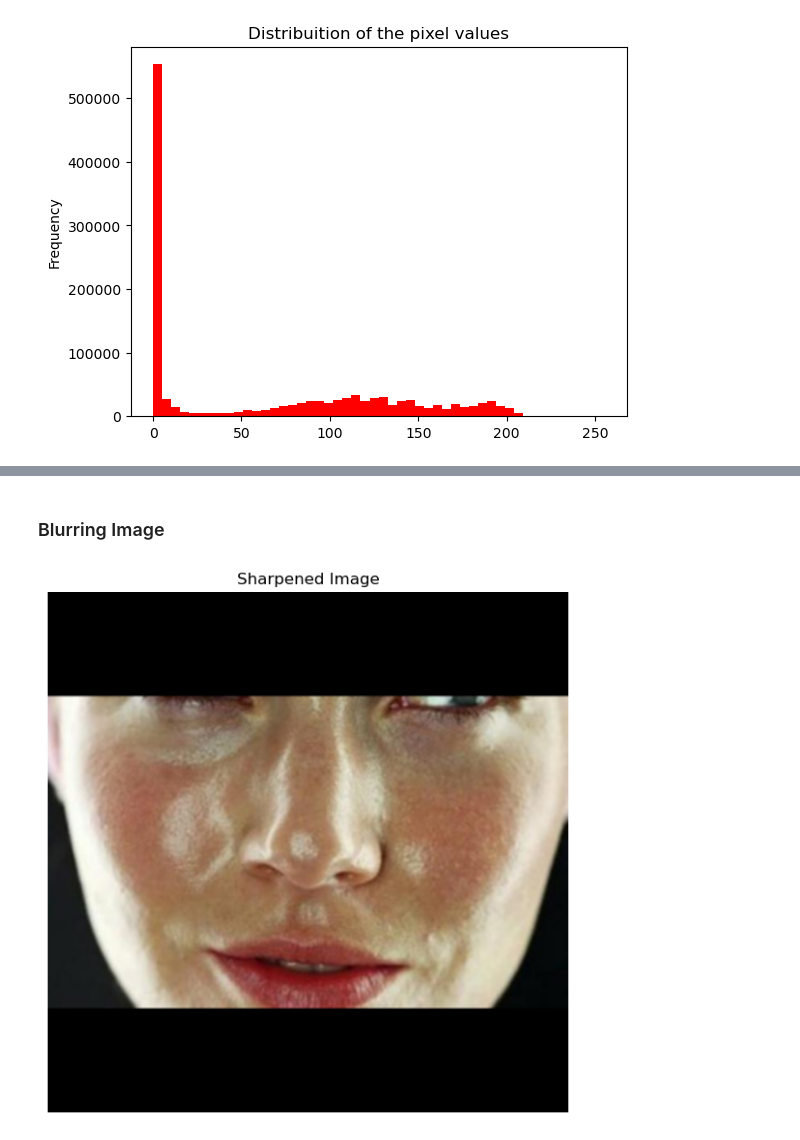
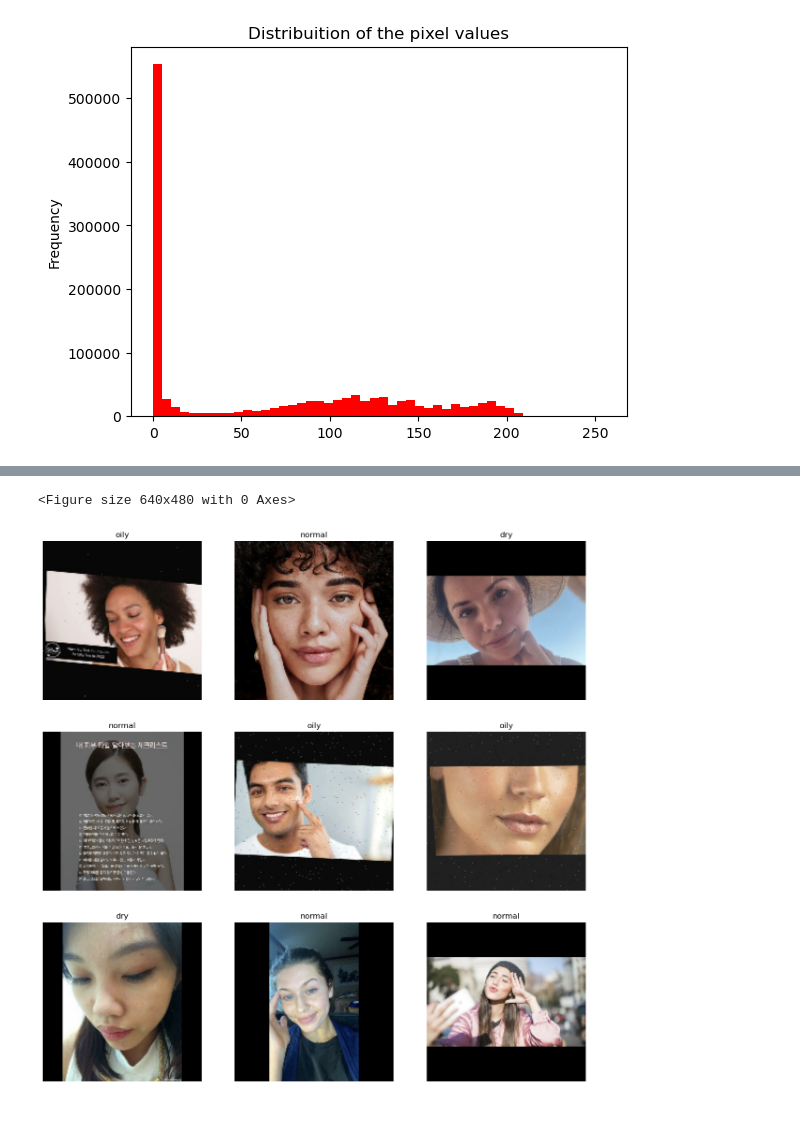
Before and after one commit to OliviaHelena10/skincare_recommendations, a Jupyter notebook: image_processing.ipynb, the cells around one changed output, grey strips where cells are left out. Saved outputs shown, nothing was run; the diff lists cells and outputs as text; code cells hidden in the pictures.

```diff
--- a/image_processing.ipynb
+++ b/image_processing.ipynb
@@ -40,0 +95,13 @@ plt.show()
+# %%
+image_width = 160
+image_height = 160
+image_color_channel = 3
+image_color_channel_size = 255
+image_size = (img_width, img_height)
+img_shape = img_size + (img_color_channel,)
+
+batch_size = 32 # quantidade de features q eu vou trazer por vez do meu dataset
+epochs = 20 # número de vezes em que eu vou passar pelo meu dataset inteiro
+learning_rate = 0.0001
+
+class_names = ['dry', 'normal', 'oily']
@@ -40,0 +117,7 @@ plt.show()
+# %%
+dataset_train = tf.keras.preprocessing.image_dataset_from_directory(
+    dataset_train_dir,
+    image_size = image_size,
+    batch_size = batch_size,
+    shuffle = True
+)
@@ -110,15 +151,18 @@ plt.show()
-# %% [markdown]
-### Blurring Image
-# %%
-kernel_3x3 = np.ones((3, 3), np.float32) / 9
-
-blurred_image = cv2.filter2D(img_oily, -1, kernel_3x3)
-
-# Displaying image
-fig, ax = plt.subplots(figsize = (7,7))
-ax.imshow(blurred_image)
-ax.axis('off')
-ax.set_title('Sharpened Image')
-plt.show()
-# %% [output]
-[figure, removed]
+# %%
+def plot_dataset(dataset):
+    plt.gcf().clear()
+    plt.figure(figsize = (15, 15))
+
+    for features, labels in dataset.take(1):
+
+        for i in range(9):
+            plt.subplot(3, 3, i + 1)
+            plt.axis('off')
+
+            plt.imshow(features[i].numpy().astype('uint8'))
+            plt.title(class_names[labels[i]])
+# %%
+plot_dataset(dataset_train)
+# %% [output]
+<Figure size 640x480 with 0 Axes>
+[figure, added]
```
Also changed, not shown: parts of 25 cells of this notebook.
